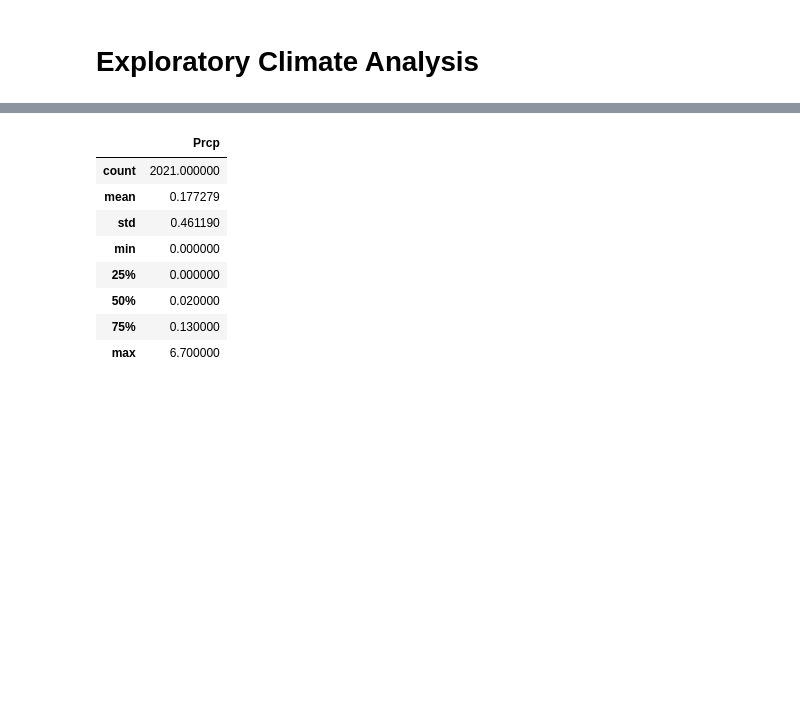
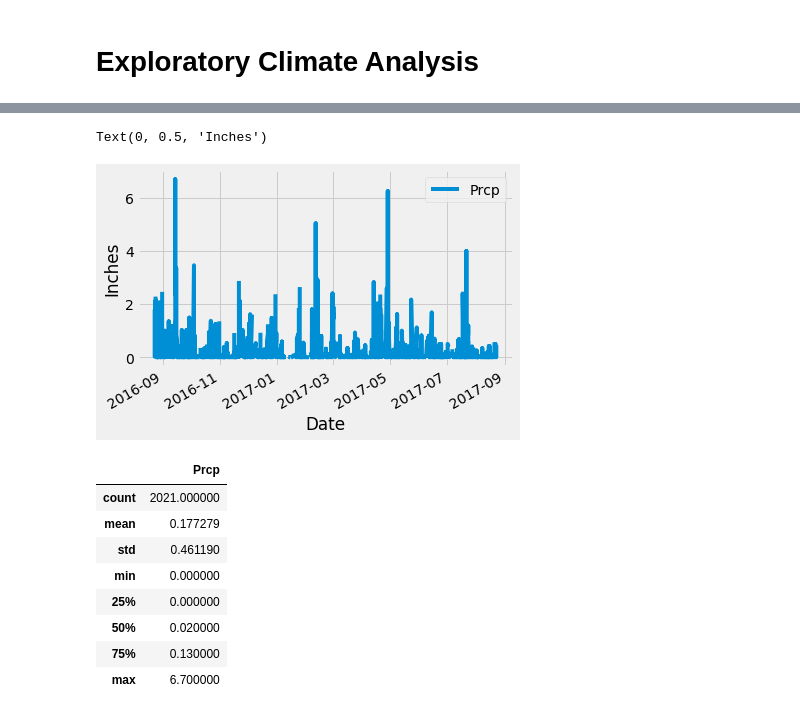
Before and after one commit to christyrows/sqlalchemy-challenge, a Jupyter notebook: Instructions/climate_starter.ipynb, the cells around one changed output, grey strips where cells are left out. Drawn from its saved outputs; the diff is of its cells as text; code cells hidden in the pictures; blank space fills up the shorter version.

```diff
--- a/Instructions/climate_starter.ipynb
+++ b/Instructions/climate_starter.ipynb
@@ -74,3 +70,10 @@ climate_df.sort_values(by='Date')
+# %%
+# Use Pandas Plotting with Matplotlib to plot the data
+climate_df.plot(x='Date', y='Prcp')
+plt.ylabel('Inches')
+# %% [output]
+Text(0, 0.5, 'Inches')
+[figure, added]
 # %%
 # Use Pandas to calcualte the summary statistics for the precipitation data
 climate_df.describe()
```
Also changed, not shown: parts of 2 cells of this notebook, 1 other file.
